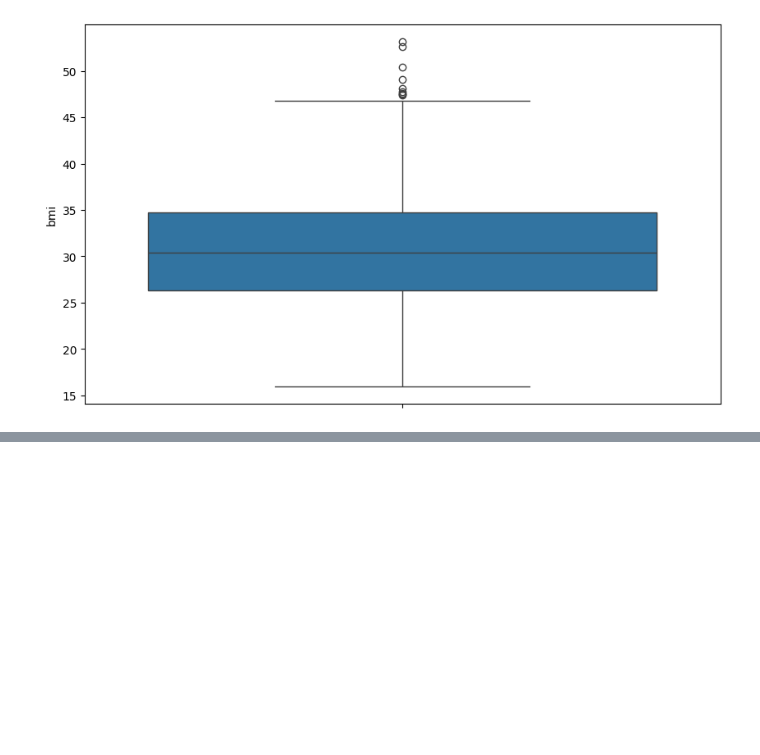
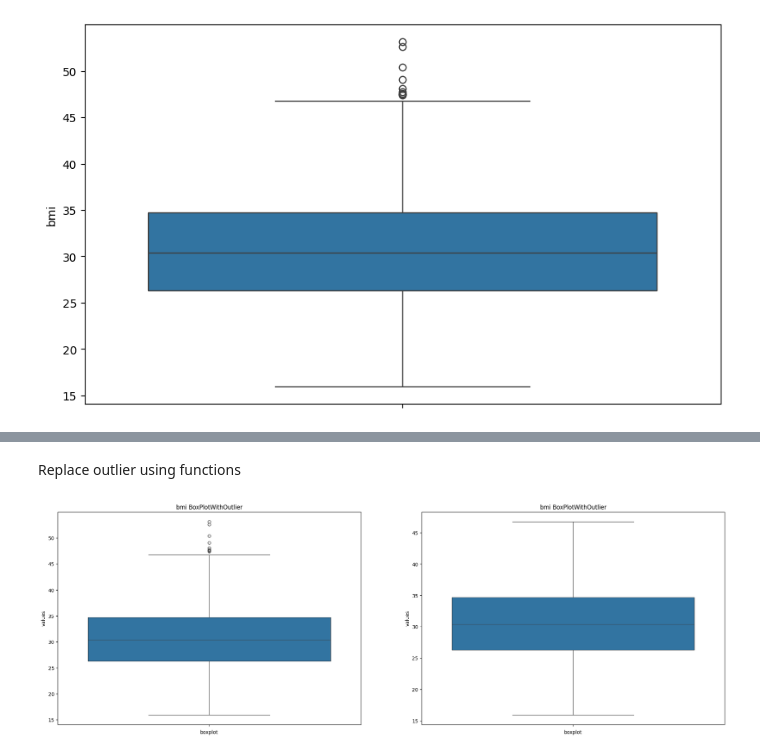
Before and after one commit to ShravanJadhav/DataScience_Practice, a Jupyter notebook: Outlier_Detection_Plot.ipynb, the cells around one changed output, grey strips where cells are left out. Drawn from its saved outputs; the diff is of its cells as text; code cells hidden in the pictures; blank space fills up the shorter version.

```diff
--- a/Outlier_Detection_Plot.ipynb
+++ b/Outlier_Detection_Plot.ipynb
@@ -131,0 +176,43 @@ plt.show()
+# %% [markdown]
+Replace outlier using functions
+# %%
+def replace_outlier(mydf, col):
+  mean = mydf[col].mean()
+  q1 = mydf[col].quantile(0.25)
+  q2 = mydf[col].quantile(0.5)
+  q3 = mydf[col].quantile(0.75)
+  sd = mydf[col].std()
+
+  IQR = q3-q1
+
+  lowerLimit = q1-1.5*IQR
+  upperLimit = q3+1.5*IQR
+
+  mydf.loc[mydf[col]<lowerLimit, col] = q1
+  mydf.loc[mydf[col]>upperLimit, col] = q3
+
+  return mydf
+# %%
+def out_plot(mydf,col):
+  f,(ax1,ax2)=plt.subplots(1,2, figsize=(25,8))
+
+  #with outlier boxplot
+  sns.boxplot(mydf[col],ax=ax1)
+  ax1.set_title(col + ' ' + 'BoxPlotWithOutlier')
+  ax1.set_xlabel('boxplot')
+  ax1.set_ylabel('values')
+
+  # remove outlier
+  mydef_out = replace_outlier(mydf, col)
+
+  #without outlier boxplot
+  sns.boxplot(mydf[col],ax=ax2)
+  ax2.set_title(col + ' ' + 'BoxPlotWithOutlier')
+  ax2.set_xlabel('boxplot')
+  ax2.set_ylabel('values')
+
+  plt.show()
+# %%
+out_plot(df,'bmi')
+# %% [output]
+[figure, added]
```
Also changed, not shown: parts of 4 cells of this notebook.
